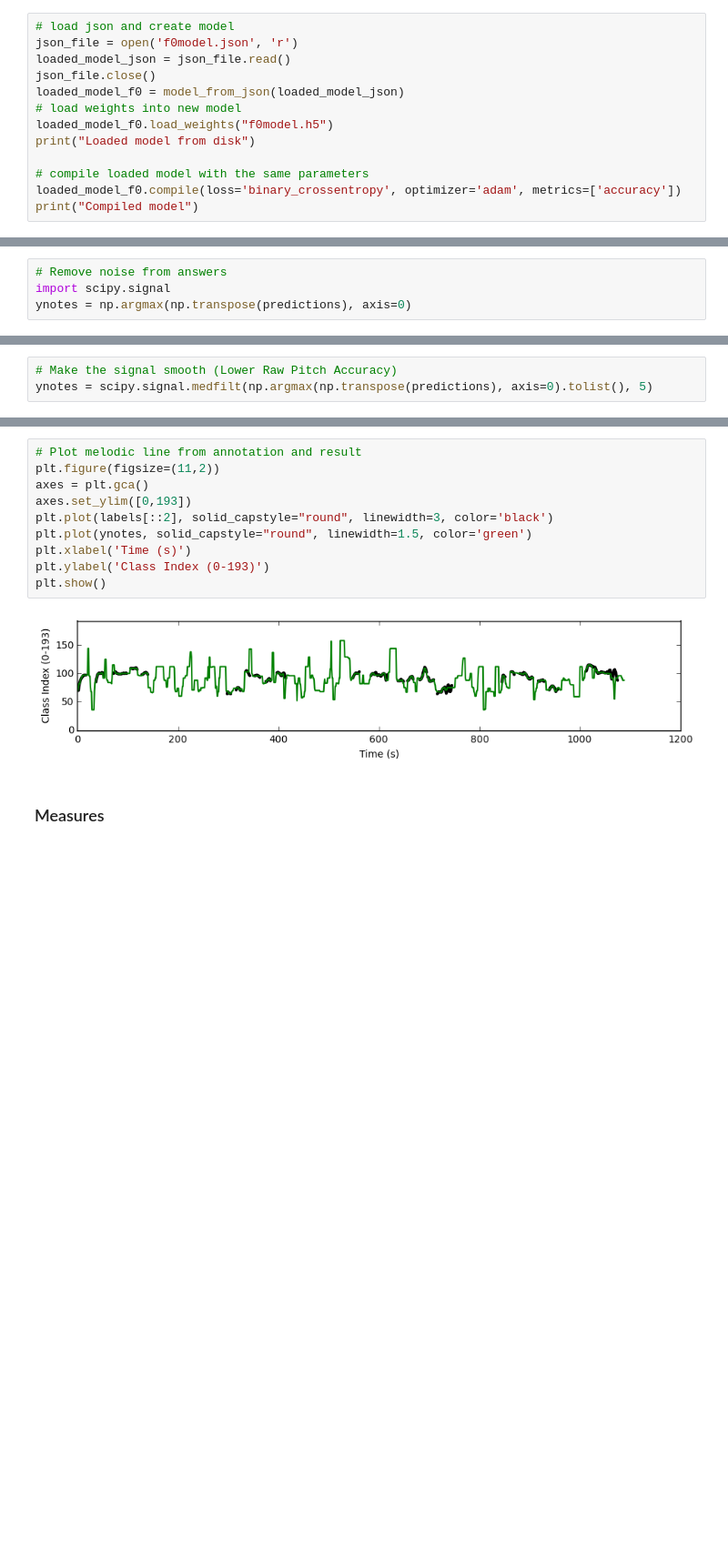
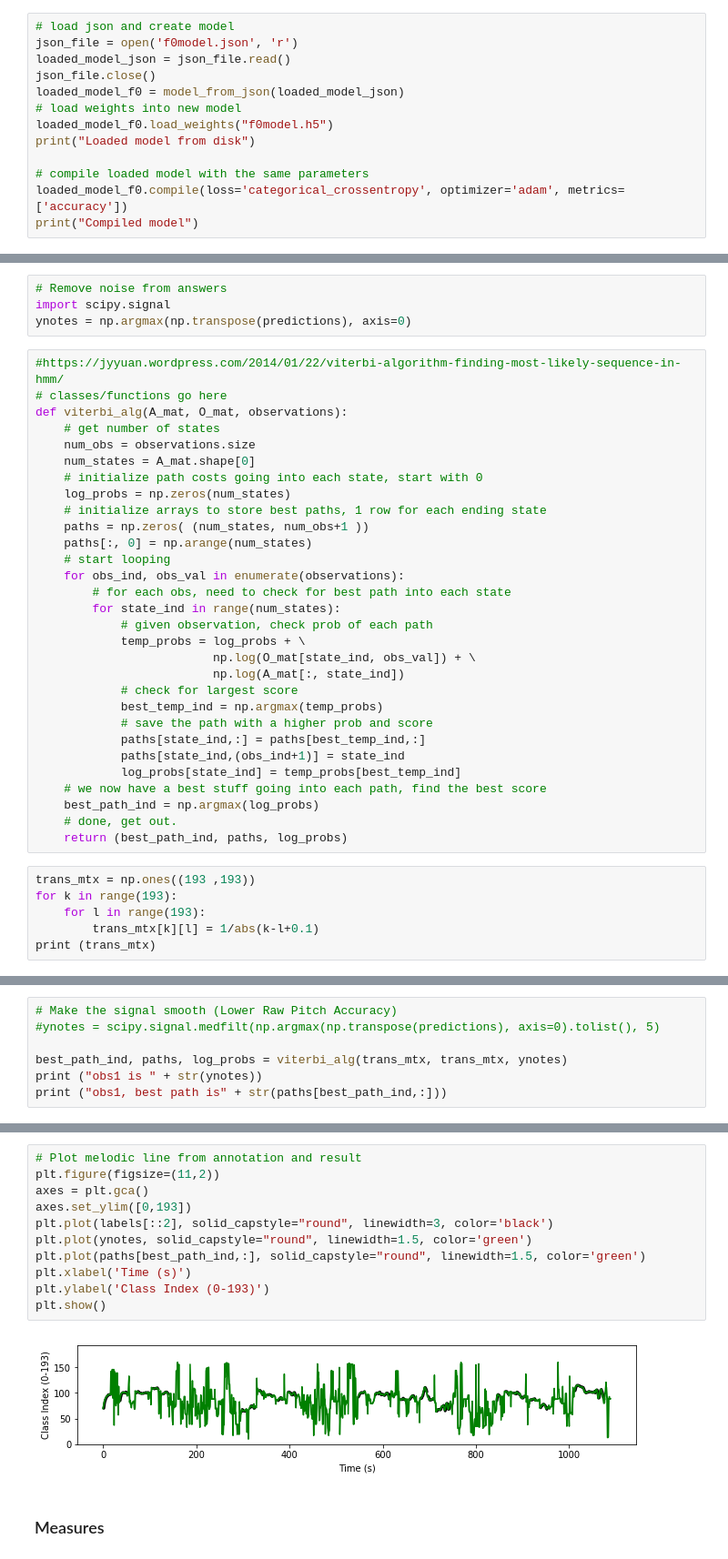
Before and after one commit to shayenne/IAmelodyDNN, a Jupyter notebook: Making Predictions.ipynb, the cells around one changed output, grey strips where cells are left out. Shown: that part at 91% size. Saved outputs shown, nothing was run; the diff lists cells and outputs as text; blank space fills up the shorter version.

Commit message:
Viterbi decoding works

```diff
--- a/Making Predictions.ipynb
+++ b/Making Predictions.ipynb
@@ -40,7 +42,7 @@ loaded_model_f0.load_weights("f0model.h5")
 print("Loaded model from disk")
 
 # compile loaded model with the same parameters
-loaded_model_f0.compile(loss='binary_crossentropy', optimizer='adam', metrics=['accuracy'])
+loaded_model_f0.compile(loss='categorical_crossentropy', optimizer='adam', metrics=['accuracy'])
 print("Compiled model")
 # %% [output]
 Loaded model from disk
@@ -92,3 +95,39 @@ plt.show()
 # Remove noise from answers
 import scipy.signal
 ynotes = np.argmax(np.transpose(predictions), axis=0)
+# %%
+#https://jyyuan.wordpress.com/2014/01/22/viterbi-algorithm-finding-most-likely-sequence-in-hmm/
+# classes/functions go here
+def viterbi_alg(A_mat, O_mat, observations):
+    # get number of states
+    num_obs = observations.size
+    num_states = A_mat.shape[0]
+    # initialize path costs going into each state, start with 0
+    log_probs = np.zeros(num_states)
+    # initialize arrays to store best paths, 1 row for each ending state
+    paths = np.zeros( (num_states, num_obs+1 ))
+    paths[:, 0] = np.arange(num_states)
+    # start looping
+    for obs_ind, obs_val in enumerate(observations):
+        # for each obs, need to check for best path into each state
+        for state_ind in range(num_states):
+            # given observation, check prob of each path
+            temp_probs = log_probs + \
+                         np.log(O_mat[state_ind, obs_val]) + \
+                         np.log(A_mat[:, state_ind])
+            # check for largest score
+            best_temp_ind = np.argmax(temp_probs)
+            # save the path with a higher prob and score
+            paths[state_ind,:] = paths[best_temp_ind,:]
+            paths[state_ind,(obs_ind+1)] = state_ind
+            log_probs[state_ind] = temp_probs[best_temp_ind]
+    # we now have a best stuff going into each path, find the best score
+    best_path_ind = np.argmax(log_probs)
+    # done, get out.
+    return (best_path_ind, paths, log_probs)
+# %%
+trans_mtx = np.ones((193 ,193))
+for k in range(193):
+    for l in range(193):
+        trans_mtx[k][l] = 1/abs(k-l+0.1)
+print (trans_mtx)
@@ -95,3 +148,7 @@ ynotes = np.argmax(np.transpose(predictions), axis=0)
 # %%
 # Make the signal smooth (Lower Raw Pitch Accuracy)
-ynotes = scipy.signal.medfilt(np.argmax(np.transpose(predictions), axis=0).tolist(), 5)
+#ynotes = scipy.signal.medfilt(np.argmax(np.transpose(predictions), axis=0).tolist(), 5)
+
+best_path_ind, paths, log_probs = viterbi_alg(trans_mtx, trans_mtx, ynotes)
+print ("obs1 is " + str(ynotes))
+print ("obs1, best path is" + str(paths[best_path_ind,:]))
@@ -98,15 +158,16 @@ ynotes = scipy.signal.medfilt(np.argmax(np.transpose(predictions), axis=0).tolis
 # %%
 # Plot melodic line from annotation and result
 plt.figure(figsize=(11,2))
 axes = plt.gca()
 axes.set_ylim([0,193])
 plt.plot(labels[::2], solid_capstyle="round", linewidth=3, color='black')
 plt.plot(ynotes, solid_capstyle="round", linewidth=1.5, color='green')
+plt.plot(paths[best_path_ind,:], solid_capstyle="round", linewidth=1.5, color='green')
 plt.xlabel('Time (s)')
 plt.ylabel('Class Index (0-193)')
 plt.show()
 # %% [output]
-[figure, old version]
+[figure, new version]
 # %% [markdown]
 ### Measures
 # %%
```
Also changed, not shown: parts of 25 cells of this notebook.
